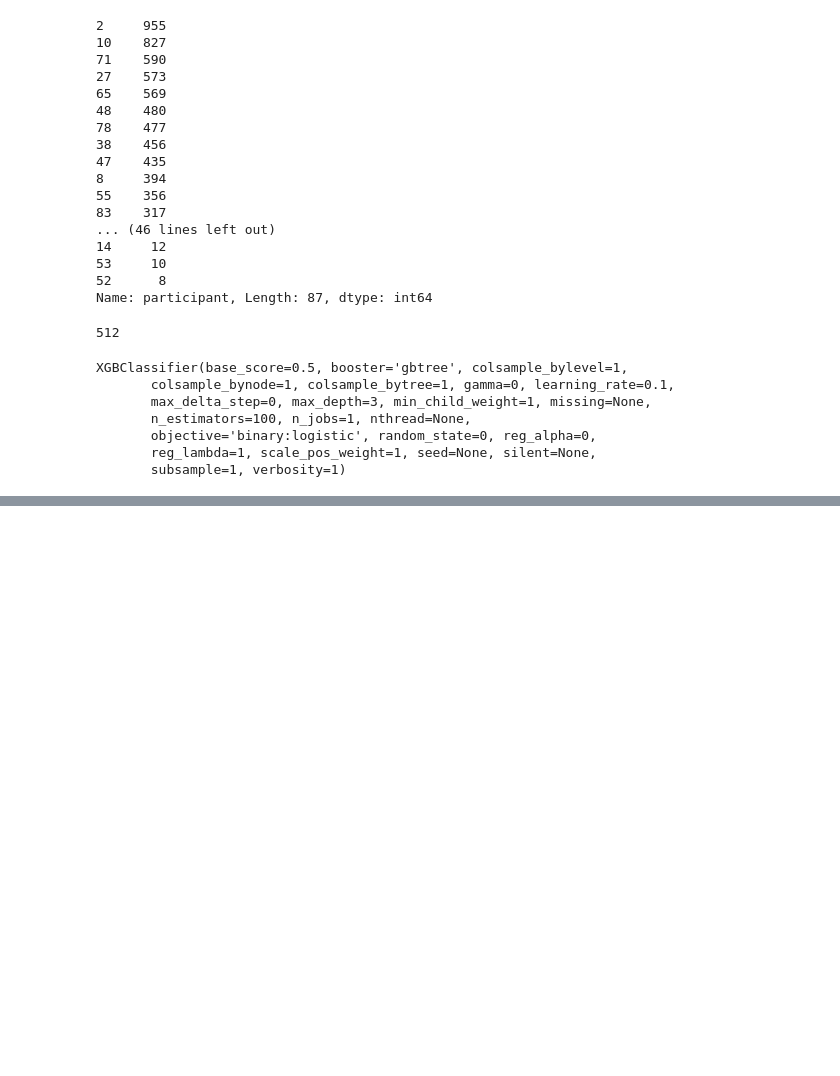
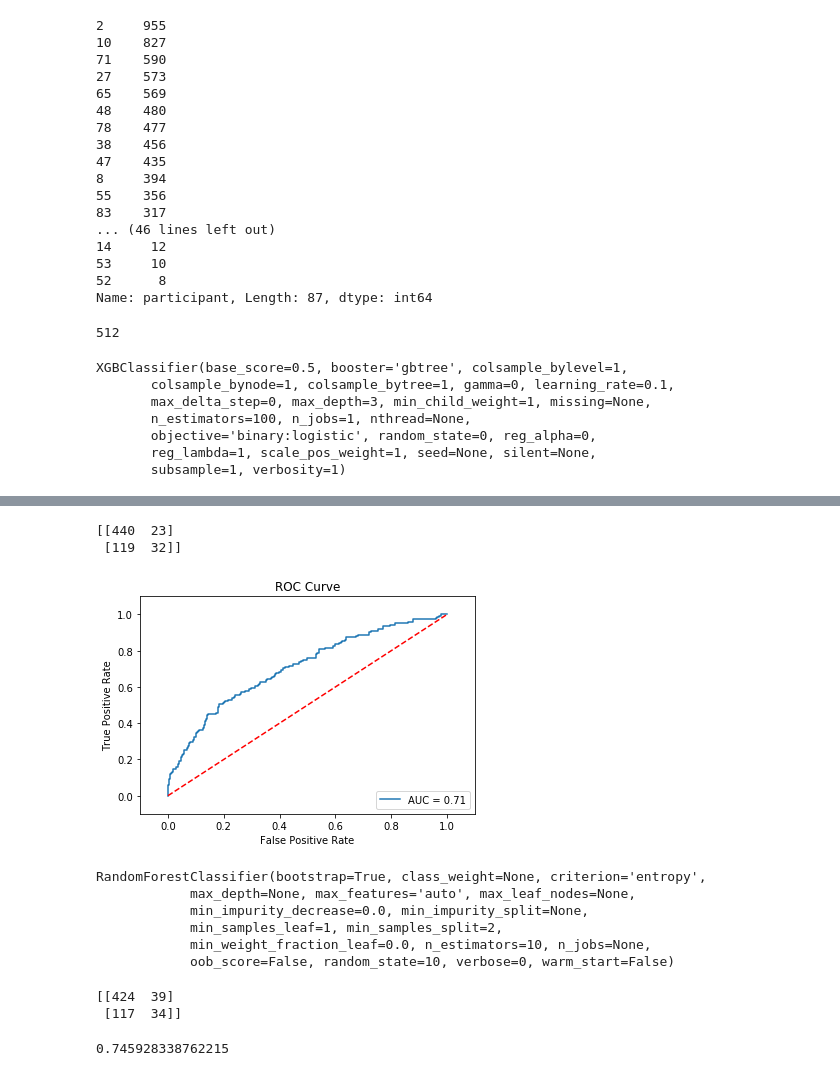
Before and after one commit to mahnooshs/PTSD-Data-Analysis-Research, a Jupyter notebook: Windowing and Features.ipynb, the cells around one changed output, grey strips where cells are left out. Saved outputs shown, nothing was run; the diff lists cells and outputs as text; code cells hidden in the pictures; blank space fills up the shorter version.

```diff
--- a/Windowing and Features.ipynb
+++ b/Windowing and Features.ipynb
@@ -223,0 +304,15 @@ frame
+# %%
+###Logistic regression for windows
+
+
+from sklearn.linear_model import LogisticRegression
+lr_model= LogisticRegression(solver='lbfgs')
+lr_model.fit(X_train,y_train)
+
+from sklearn import metrics
+predictions=lr_model.predict(X_test)
+
+print(metrics.confusion_matrix(y_test,predictions))
+# %% [output]
+[[440  23]
+ [119  32]]
@@ -223,0 +321,33 @@ frame
+# %%
+y_preds = lr_model.predict_proba(X_test)
+
+# take the second column because the classifier outputs scores for
+# the 0 class as well
+preds = y_preds[:,1]
+import matplotlib.pyplot as plt
+# %%
+# fpr means false-positive-rate
+# tpr means true-positive-rate
+fpr, tpr, _ = metrics.roc_curve(y_test, preds)
+
+auc_score = metrics.auc(fpr, tpr)
+
+# clear current figure
+plt.clf()
+
+plt.title('ROC Curve')
+plt.plot(fpr, tpr, label='AUC = {:.2f}'.format(auc_score))
+
+# it's helpful to add a diagonal to indicate where chance
+# scores lie (i.e. just flipping a coin)
+plt.plot([0,1],[0,1],'r--')
+
+plt.xlim([-0.1,1.1])
+plt.ylim([-0.1,1.1])
+plt.ylabel('True Positive Rate')
+plt.xlabel('False Positive Rate')
+
+plt.legend(loc='lower right')
+plt.show()
+# %% [output]
+[figure, added]
@@ -223,0 +358,26 @@ frame
+# %%
+clf.fit(X_train,y_train)
+# %% [output]
+RandomForestClassifier(bootstrap=True, class_weight=None, criterion='entropy',
+            max_depth=None, max_features='auto', max_leaf_nodes=None,
+            min_impurity_decrease=0.0, min_impurity_split=None,
+            min_samples_leaf=1, min_samples_split=2,
+            min_weight_fraction_leaf=0.0, n_estimators=10, n_jobs=None,
+            oob_score=False, random_state=10, verbose=0, warm_start=False)
+# %%
+predictions=clf.predict(X_test)
+
+print(metrics.confusion_matrix(y_test,predictions))
+# %% [output]
+[[424  39]
+ [117  34]]
+# %%
+Confusion = pd.DataFrame(metrics.confusion_matrix(y_test,predictions),
+                         index=['NO PTSD','PTSD'],
+                         columns=['NO PTSD','PTSD'])
+Confusion
+
+accuracy = accuracy_score(y_test, predictions)
+accuracy
+# %% [output]
+0.745928338762215
```
Also changed, not shown: parts of 34 cells of this notebook.
